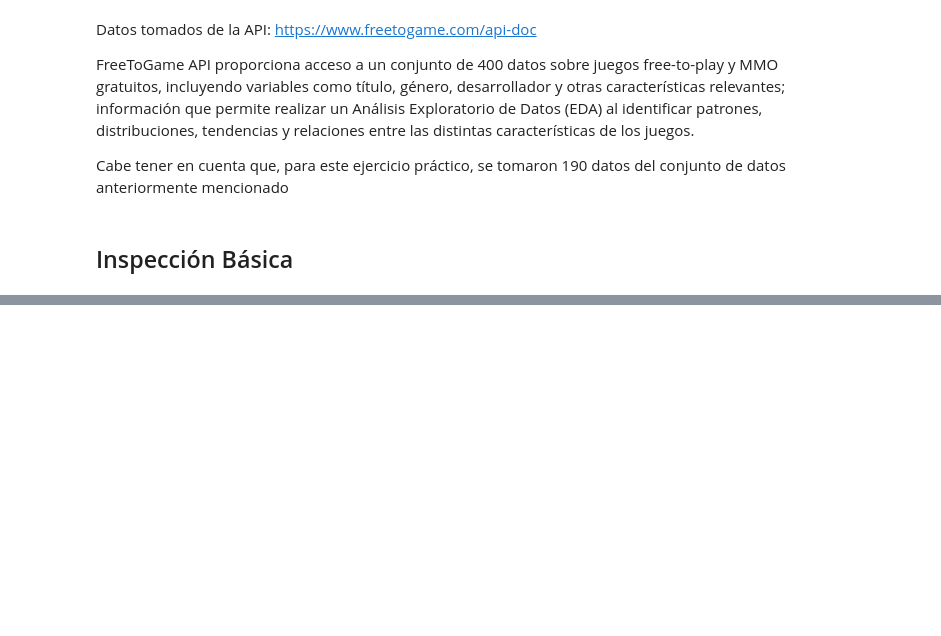
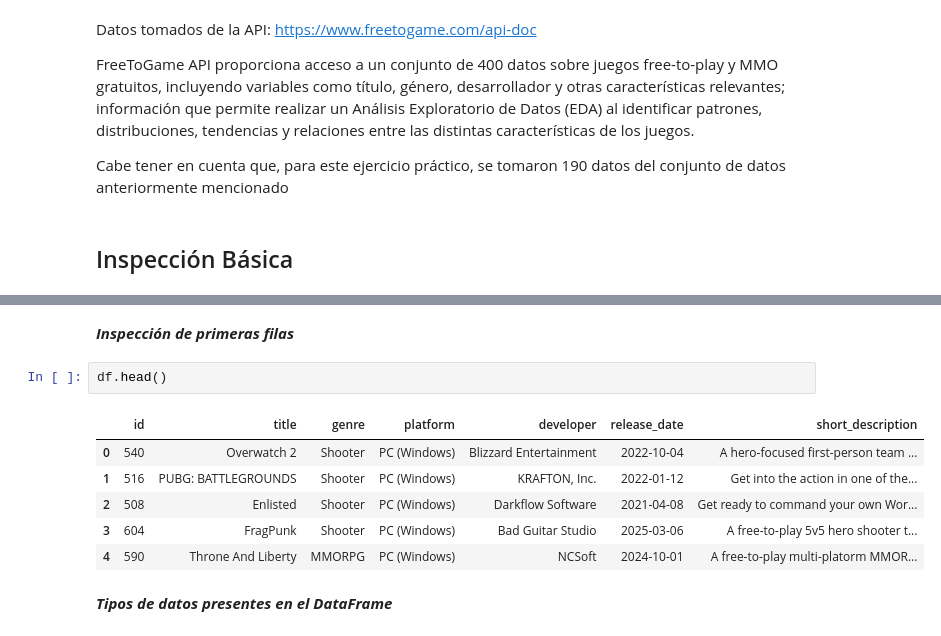
Before and after one commit to NicolasBusch23/taller_4_bases_de_datos, a Jupyter notebook: EDA/analisis.ipynb, the cells around one changed output, grey strips where cells are left out. Saved outputs shown, nothing was run; the diff lists cells and outputs as text; blank space fills up the shorter version.

```diff
--- a/EDA/analisis.ipynb
+++ b/EDA/analisis.ipynb
@@ -16,0 +24,13 @@ FileNotFoundError: [Errno 2] No such file or directory: 'data/transformed/juegos
+# %% [markdown]
+***Inspección de primeras filas***
+# %%
+df.head()
+# %% [output]
+|  | id | title | genre | platform | developer | release_date | short_description |
+| 0 | 540 | Overwatch 2 | Shooter | PC (Windows) | Blizzard Entertainment | 2022-10-04 | A hero-focused first-person team ... |
+| 1 | 516 | PUBG: BATTLEGROUNDS | Shooter | PC (Windows) | KRAFTON, Inc. | 2022-01-12 | Get into the action in one of the... |
+| 2 | 508 | Enlisted | Shooter | PC (Windows) | Darkflow Software | 2021-04-08 | Get ready to command your own Wor... |
+| 3 | 604 | FragPunk | Shooter | PC (Windows) | Bad Guitar Studio | 2025-03-06 | A free-to-play 5v5 hero shooter t... |
+| 4 | 590 | Throne And Liberty | MMORPG | PC (Windows) | NCSoft | 2024-10-01 | A free-to-play multi-platorm MMOR... |
+# %% [markdown]
+***Tipos de datos presentes en el DataFrame***
```
Also changed, not shown: parts of 32 cells of this notebook, 1 other file.
